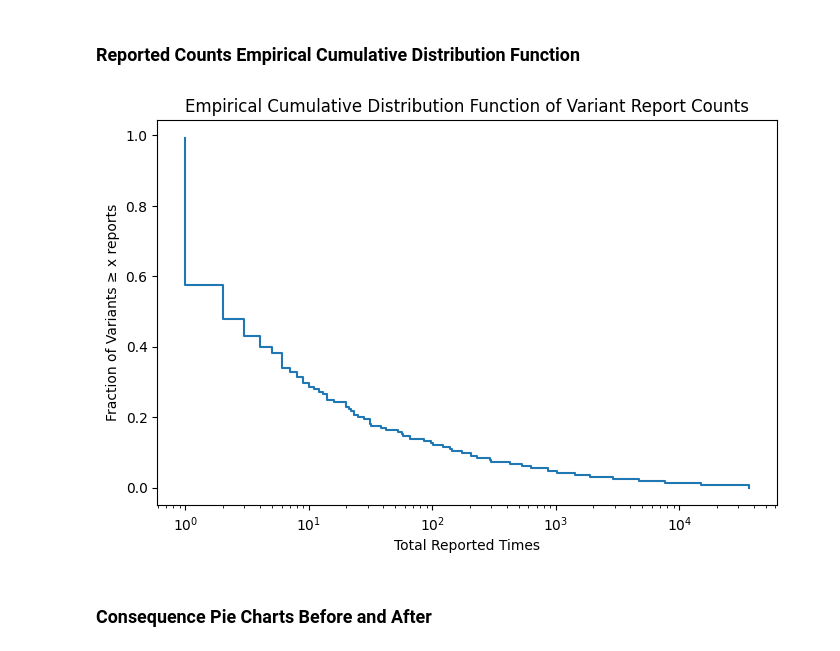
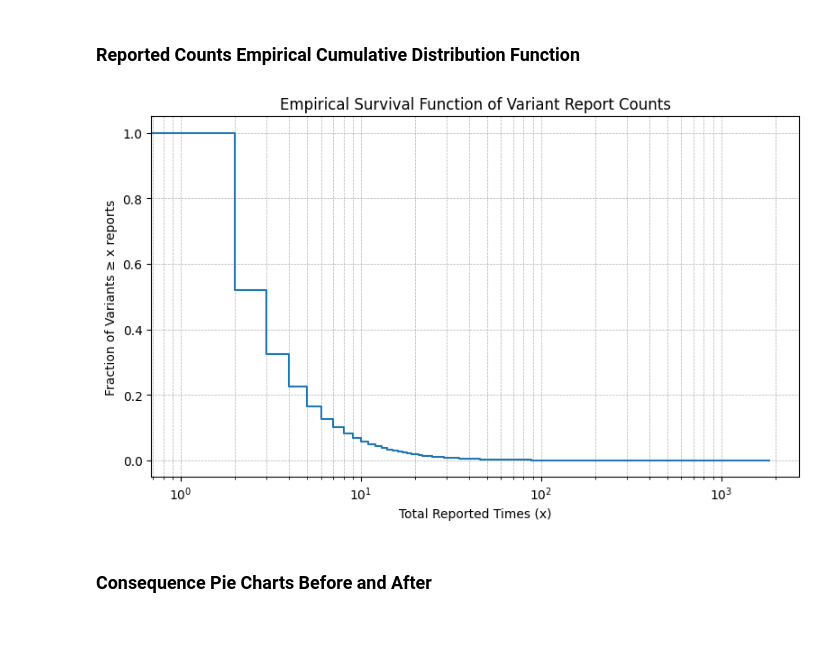
Before and after one commit to lazobax/capstone, a Jupyter notebook: scripts/dataAnalysis.ipynb, the cells around one changed output. Cells and saved outputs as stored; diff of their text form; code cells hidden in the pictures.

```diff
--- a/scripts/dataAnalysis.ipynb
+++ b/scripts/dataAnalysis.ipynb
@@ -331,35 +331,43 @@ plt.show()
 [figure]
 # %% [markdown]
 ### Reported Counts Empirical Cumulative Distribution Function
-# %%
-import matplotlib.pyplot as plt
-import numpy as np
-
-# Assuming vcf_final is already defined from the previous code
-
-# Empirical Cumulative Distribution Function of Variant Report Counts based on vcf_final['REPORTED']
-# Create a copy of the vcf DataFrame to avoid modifying the original
-vcf_merged = vcf_final.copy()
-
-# Group by unique mutation (CHROM, POS, REF, ALT) and sum the REPORTED column
-merged_reported = vcf_merged.groupby(['CHROM', 'POS', 'REF', 'ALT'])['REPORTED'].sum().reset_index()
-
-# Rename the 'REPORTED' column to 'TOTAL_REPORTED'
-merged_reported.rename(columns={'REPORTED': 'TOTAL_REPORTED'}, inplace=True)
-
-counts = merged_reported['TOTAL_REPORTED'].value_counts()
-sorted_counts = np.sort(counts)
-ecdf = np.arange(1, len(sorted_counts)+1) / len(sorted_counts)
-
-plt.figure(figsize=(8,5))
-plt.step(sorted_counts, 1-ecdf, where='post')
-plt.xscale('log')
-plt.xlabel('Total Reported Times')
-plt.ylabel('Fraction of Variants ≥ x reports')
-plt.title('Empirical Cumulative Distribution Function of Variant Report Counts')
-plt.show()
-# %% [output]
-[figure, removed]
+# %%
+import numpy as np
+import matplotlib.pyplot as plt
+
+# 1) Aggregate reported counts per unique variant
+merged_reported = (
+    vcf_final
+    .groupby(['CHROM','POS','REF','ALT'], as_index=False)['REPORTED']
+    .sum()
+    .rename(columns={'REPORTED':'TOTAL_REPORTED'})
+)
+
+# 2) Get the array of total‐reported counts
+data = merged_reported['TOTAL_REPORTED'].to_numpy()
+
+# 3) Identify each unique report count and how many variants have that count
+unique_vals, freq = np.unique(data, return_counts=True)
+
+# 4) For each unique count x, compute how many variants have ≥ x reports
+#    We do a reverse cumulative sum over freq
+cum_ge = np.cumsum(freq[::-1])[::-1]
+
+# 5) Convert to fraction of total variants
+frac_ge = cum_ge / data.size
+
+# 6) Plot the complementary CDF (“survival function”)
+plt.figure(figsize=(8,5))
+plt.step(unique_vals, frac_ge, where='post')
+plt.xscale('log')
+plt.xlabel('Total Reported Times (x)')
+plt.ylabel('Fraction of Variants ≥ x reports')
+plt.title('Empirical Survival Function of Variant Report Counts')
+plt.grid(True, which='both', ls='--', lw=0.5)
+plt.tight_layout()
+plt.show()
+# %% [output]
+[figure, added]
 # %% [markdown]
 ### Consequence Pie Charts Before and After
 # %%
```
Also changed, not shown: parts of 11 cells of this notebook, 3 other files.
